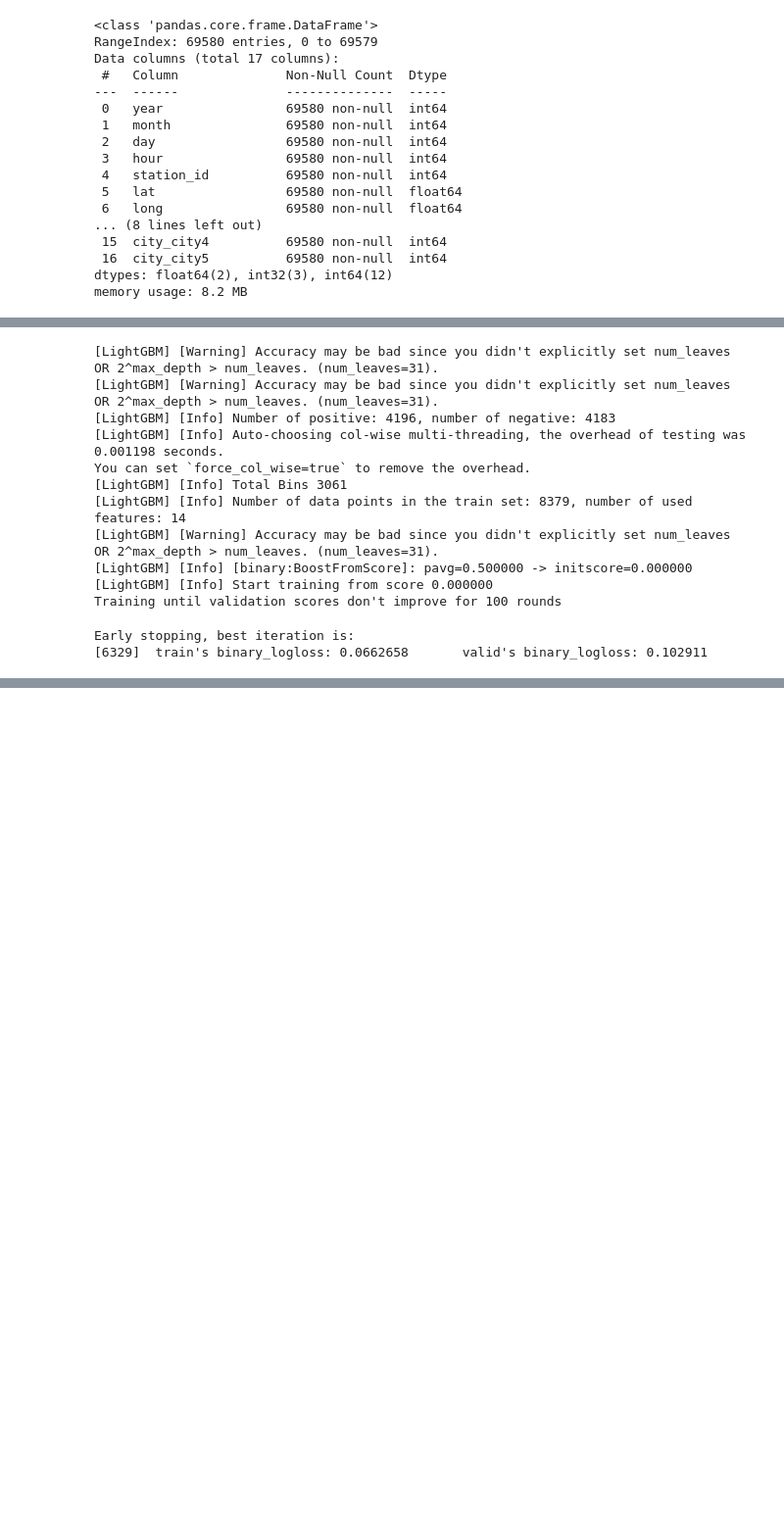
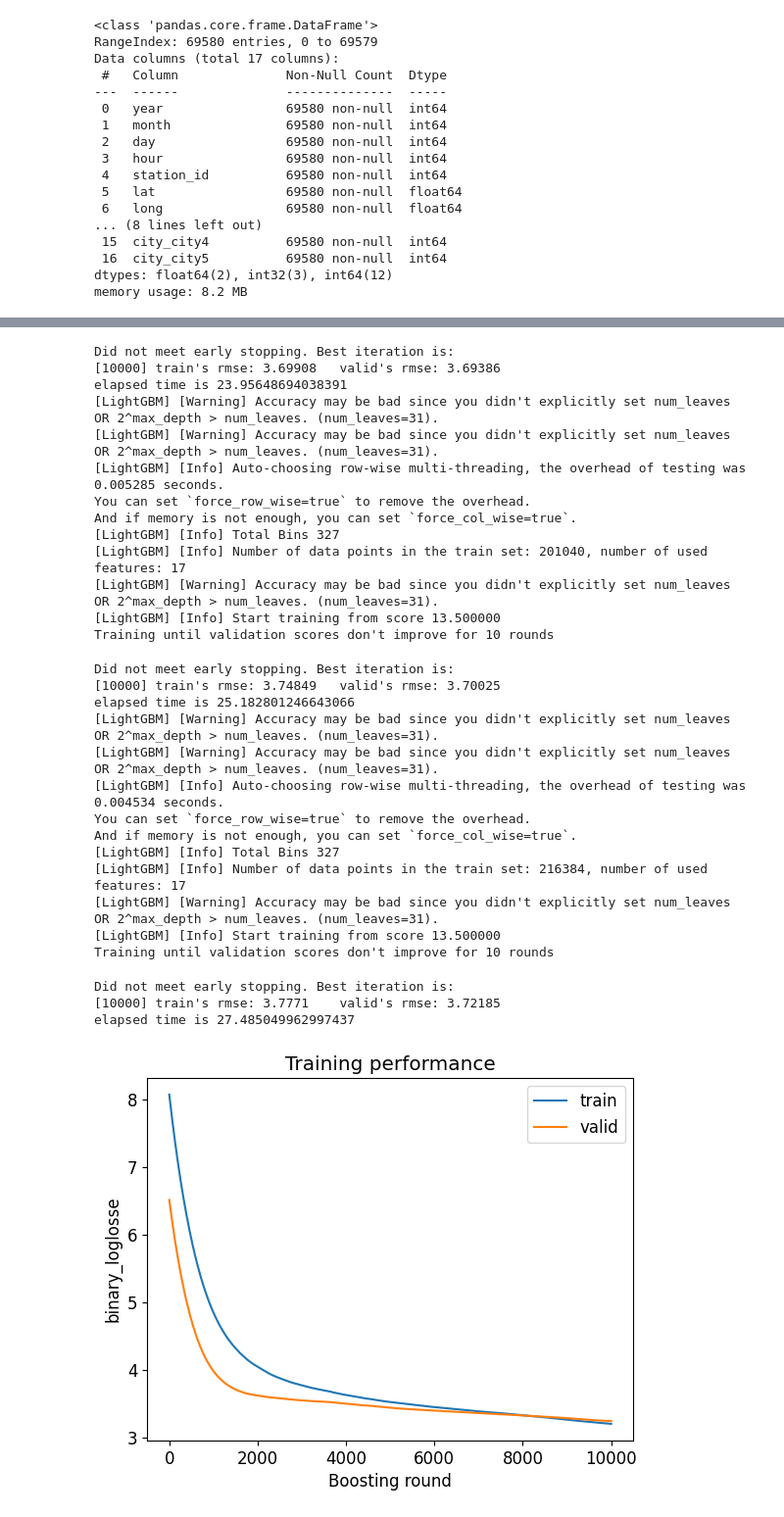
Before and after one commit to ihpolyphe/Kaggle, a Jupyter notebook: bikes_available/pretreatment_baseline.ipynb, the cells around one changed output, grey strips where cells are left out. Shown at 98% size. Cells and saved outputs as stored; diff of their text form; code cells hidden in the pictures; blank space fills up the shorter version.

```diff
--- a/bikes_available/pretreatment_baseline.ipynb
+++ b/bikes_available/pretreatment_baseline.ipynb
@@ -668,12 +620,13 @@ import lightgbm as lgb
 from sklearn.utils.class_weight import compute_sample_weight
 # dtrain = lgb.Dataset(X_train, label=y_train)  # 学習用
 # dvalid = lgb.Dataset(X_valid, label=y_valid)  # early_stopping用
-# precisionの向上には重みづけが有効
 dtrain_list = []
 dvalid_list = []
 for train, valid, ytrain, yvalid in zip(X_train, X_valid, y_train, y_valid):
-    dtrain = lgb.Dataset(train, label=ytrain, weight=compute_sample_weight(class_weight='balanced', y=ytrain).astype('float32'))
-    dvalid = lgb.Dataset(valid, label=yvalid, reference=dtrain)
+    dtrain = lgb.Dataset(train, label=ytrain)
+    dvalid = lgb.Dataset(valid, label=yvalid)
+    # dtrain = lgb.Dataset(train, label=ytrain, weight=compute_sample_weight(class_weight='balanced', y=ytrain).astype('float32'))
+    # dvalid = lgb.Dataset(valid, label=yvalid, reference=dtrain)
     dtrain_list.append(dtrain)
     dvalid_list.append(dvalid)
     # https://qiita.com/Dixhom/items/fd78f461d038798a7e2e
@@ -689,9 +652,9 @@ max_depth = 12
 min_data_in_leaf = 20
 params = {
     'boosting_type': 'gbdt',
-    'objective': 'binary',
-    # 'metric': 'rmse',
-    'metric': 'binary_logloss',
+    'objective': 'regression',
+    'metric': 'rmse',
+    # 'metric': 'binary_logloss',
     # 'metric': 'auc', # AUCでもいい
 
     # "seed":[31],
@@ -731,7 +694,7 @@ def gbm_train(dtrain,dvalid):
                     valid_names=['train', 'valid'],
                     num_boost_round = 10000,
                     # feval=acquire_custom_metircs,
-                    callbacks=[lgb.early_stopping(stopping_rounds=100,
+                    callbacks=[lgb.early_stopping(stopping_rounds=10,
                                    verbose=True), # early_stopping用コールバック関数
                               lgb.log_evaluation(verbose_eval),
                               lgb.record_evaluation(evaluation_results)] # コマンドライン出力用コールバック関数
@@ -739,26 +702,12 @@ def gbm_train(dtrain,dvalid):
      end_time = time.time() - starttime
      print("elapsed time is {}".format(end_time))
      return gbm, evaluation_results
-# %% [output]
-[LightGBM] [Warning] Accuracy may be bad since you didn't explicitly set num_leaves OR 2^max_depth > num_leaves. (num_leaves=31).
-[LightGBM] [Warning] Accuracy may be bad since you didn't explicitly set num_leaves OR 2^max_depth > num_leaves. (num_leaves=31).
-[LightGBM] [Info] Number of positive: 4196, number of negative: 4183
-[LightGBM] [Info] Auto-choosing col-wise multi-threading, the overhead of testing was 0.001198 seconds.
-You can set `force_col_wise=true` to remove the overhead.
-[LightGBM] [Info] Total Bins 3061
-[LightGBM] [Info] Number of data points in the train set: 8379, number of used features: 14
-[LightGBM] [Warning] Accuracy may be bad since you didn't explicitly set num_leaves OR 2^max_depth > num_leaves. (num_leaves=31).
-[LightGBM] [Info] [binary:BoostFromScore]: pavg=0.500000 -> initscore=0.000000
-[LightGBM] [Info] Start training from score 0.000000
-Training until validation scores don't improve for 100 rounds
-Early stopping, best iteration is:
-[6329]  train's binary_logloss: 0.0662658       valid's binary_logloss: 0.102911
 # %%
 def training_viz(evaluation_results):
     # 学習過程の可視化
     plt.rcParams["font.size"] = 12
-    plt.plot(evaluation_results['train']['binary_logloss'], label='train')
-    plt.plot(evaluation_results['valid']['binary_logloss'], label='valid')
+    plt.plot(evaluation_results['train']['rmse'], label='train')
+    plt.plot(evaluation_results['valid']['rmse'], label='valid')
     plt.ylabel('binary_loglosse')
     plt.xlabel('Boosting round')
     plt.title('Training performance')
@@ -772,4 +721,5 @@ for dtrain, dvalid in zip(dtrain_list,dvalid_list):
     gbm, evaluation_results = gbm_train(dtrain,dvalid)
     gbm_list.append(gbm)
     evaluation_results_list.append(evaluation_results)
-    training_viz(evaluation_results)
+training_viz(evaluation_results_list[0])
+# %% [output]
@@ -775,0 +853,30 @@ for dtrain, dvalid in zip(dtrain_list,dvalid_list):
+Did not meet early stopping. Best iteration is:
+[10000] train's rmse: 3.69908   valid's rmse: 3.69386
+elapsed time is 23.95648694038391
+[LightGBM] [Warning] Accuracy may be bad since you didn't explicitly set num_leaves OR 2^max_depth > num_leaves. (num_leaves=31).
+[LightGBM] [Warning] Accuracy may be bad since you didn't explicitly set num_leaves OR 2^max_depth > num_leaves. (num_leaves=31).
+[LightGBM] [Info] Auto-choosing row-wise multi-threading, the overhead of testing was 0.005285 seconds.
+You can set `force_row_wise=true` to remove the overhead.
+And if memory is not enough, you can set `force_col_wise=true`.
+[LightGBM] [Info] Total Bins 327
+[LightGBM] [Info] Number of data points in the train set: 201040, number of used features: 17
+[LightGBM] [Warning] Accuracy may be bad since you didn't explicitly set num_leaves OR 2^max_depth > num_leaves. (num_leaves=31).
+[LightGBM] [Info] Start training from score 13.500000
+Training until validation scores don't improve for 10 rounds
+Did not meet early stopping. Best iteration is:
+[10000] train's rmse: 3.74849   valid's rmse: 3.70025
+elapsed time is 25.182801246643066
+[LightGBM] [Warning] Accuracy may be bad since you didn't explicitly set num_leaves OR 2^max_depth > num_leaves. (num_leaves=31).
+[LightGBM] [Warning] Accuracy may be bad since you didn't explicitly set num_leaves OR 2^max_depth > num_leaves. (num_leaves=31).
+[LightGBM] [Info] Auto-choosing row-wise multi-threading, the overhead of testing was 0.004534 seconds.
+You can set `force_row_wise=true` to remove the overhead.
+And if memory is not enough, you can set `force_col_wise=true`.
+[LightGBM] [Info] Total Bins 327
+[LightGBM] [Info] Number of data points in the train set: 216384, number of used features: 17
+[LightGBM] [Warning] Accuracy may be bad since you didn't explicitly set num_leaves OR 2^max_depth > num_leaves. (num_leaves=31).
+[LightGBM] [Info] Start training from score 13.500000
+Training until validation scores don't improve for 10 rounds
+Did not meet early stopping. Best iteration is:
+[10000] train's rmse: 3.7771    valid's rmse: 3.72185
+elapsed time is 27.485049962997437
+[figure, added]
```
Also changed, not shown: parts of 31 cells of this notebook, 5 other files.
